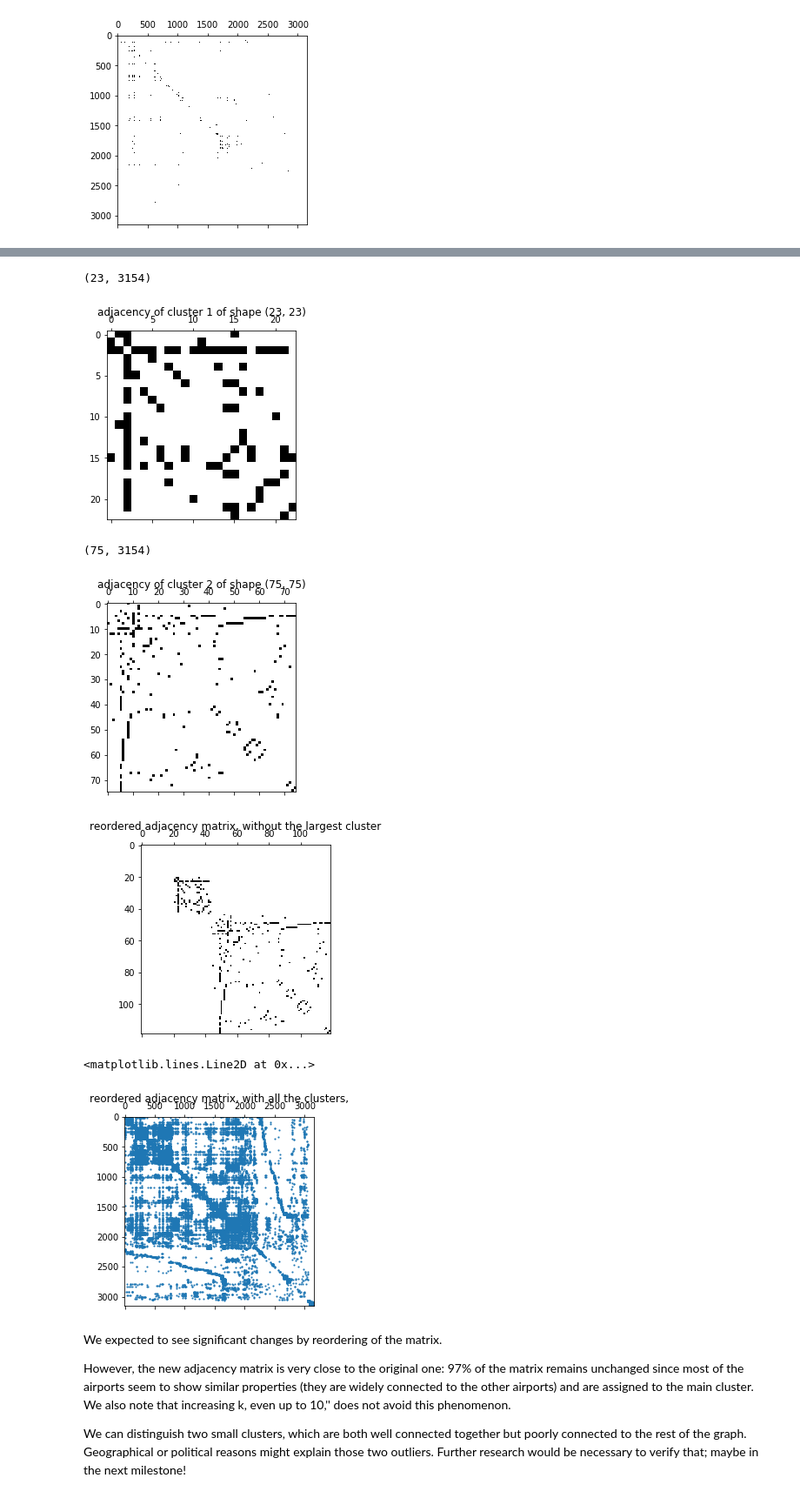
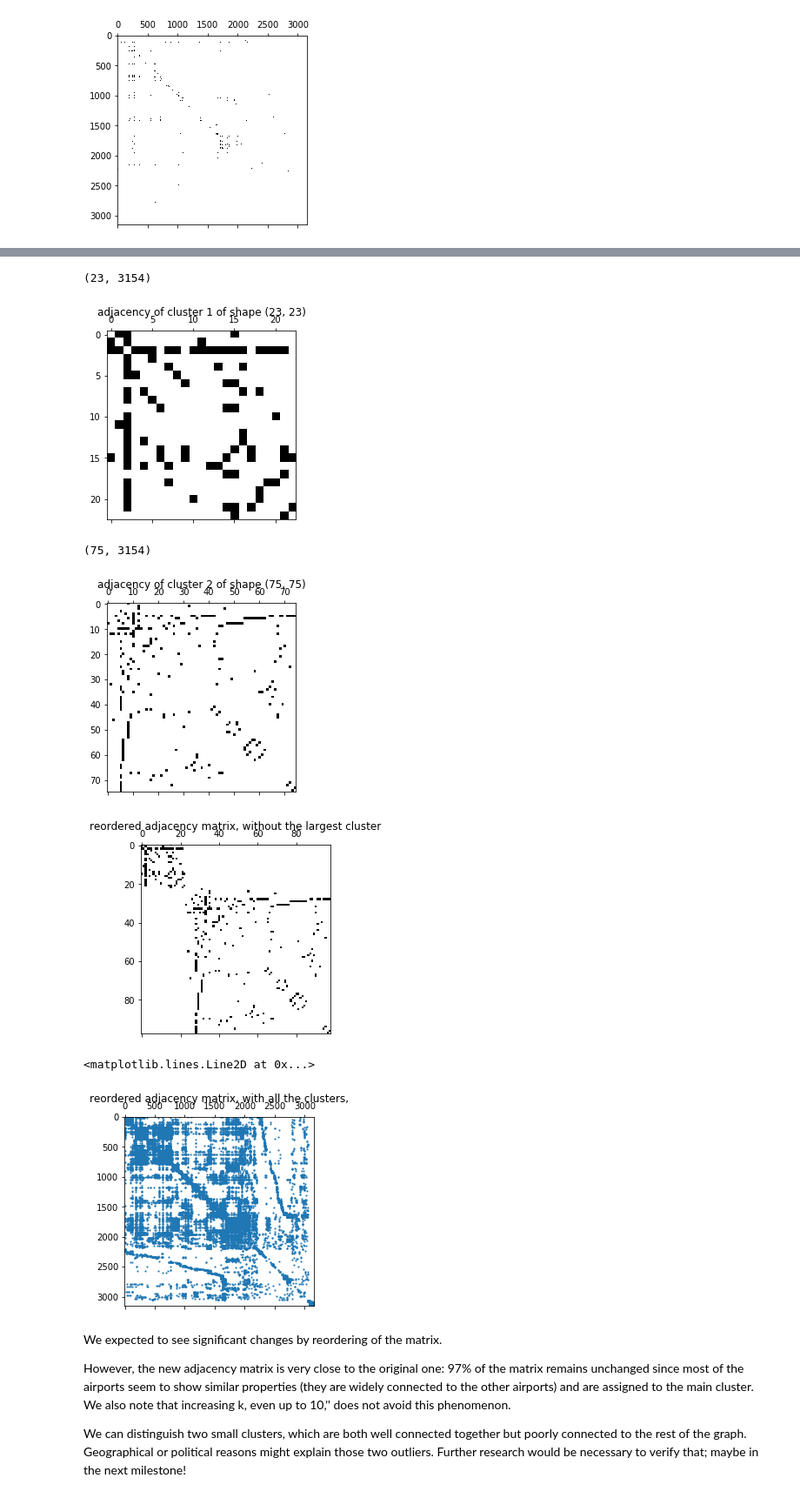
Before and after one commit to dsalathe/group_ntds, a Jupyter notebook: 3_spectral_graph_theory.ipynb, the cells around one changed output, grey strips where cells are left out. Shown at 87% size. Saved outputs shown, nothing was run; the diff lists cells and outputs as text; code cells hidden in the pictures.

```diff
--- a/3_spectral_graph_theory.ipynb
+++ b/3_spectral_graph_theory.ipynb
@@ -361,41 +361,40 @@ plt.spy(ordered_adj)
 <matplotlib.image.AxesImage at 0x...>
 [figure]
 # %%
- # 3035 corresponds to the shape of the first cluster
-biggest_cluster_size = 3035
+biggest_cluster_size = (Z==0).sum()
 ordered_adj_matrix_without_biggest_cluster = np.zeros((n_nodes_c-biggest_cluster_size, n_nodes_c-biggest_cluster_size))
 ordered_adj_matrix = np.zeros((n_nodes_c, n_nodes_c))
 
 size = 0
 for i in range(clusters):
     current_matrix = adjacency_c[Z==i]
     print(current_matrix.shape)
     current_matrix = current_matrix[:, Z==i]
     if i != 0:
         ordered_adj_matrix_without_biggest_cluster[\
             size - biggest_cluster_size : size-biggest_cluster_size + current_matrix.shape[0],\
             size - biggest_cluster_size : size-biggest_cluster_size + current_matrix.shape[0]] = current_matrix
 
     ordered_adj_matrix[size:size+current_matrix.shape[0], size:size+current_matrix.shape[0]] = current_matrix
     size += current_matrix.shape[0]
     plt.title("adjacency of cluster " + str(i) + " of shape " + str(current_matrix.shape))
     plt.spy(current_matrix)
     plt.show()
 
 
 plt.title("reordered adjacency matrix, without the largest cluster")
 plt.spy(ordered_adj_matrix_without_biggest_cluster)
 plt.show()
 plt.title("reordered adjacency matrix, with all the clusters,")
 plt.spy(ordered_adj_matrix, markersize=1)
 # %% [output]
 (3056, 3154)
 [figure]
 (23, 3154)
 [figure]
 (75, 3154)
 [figure]
-[figure, old version]
+[figure, new version]
 <matplotlib.lines.Line2D at 0x...>
 [figure]
 # %% [markdown]
```
